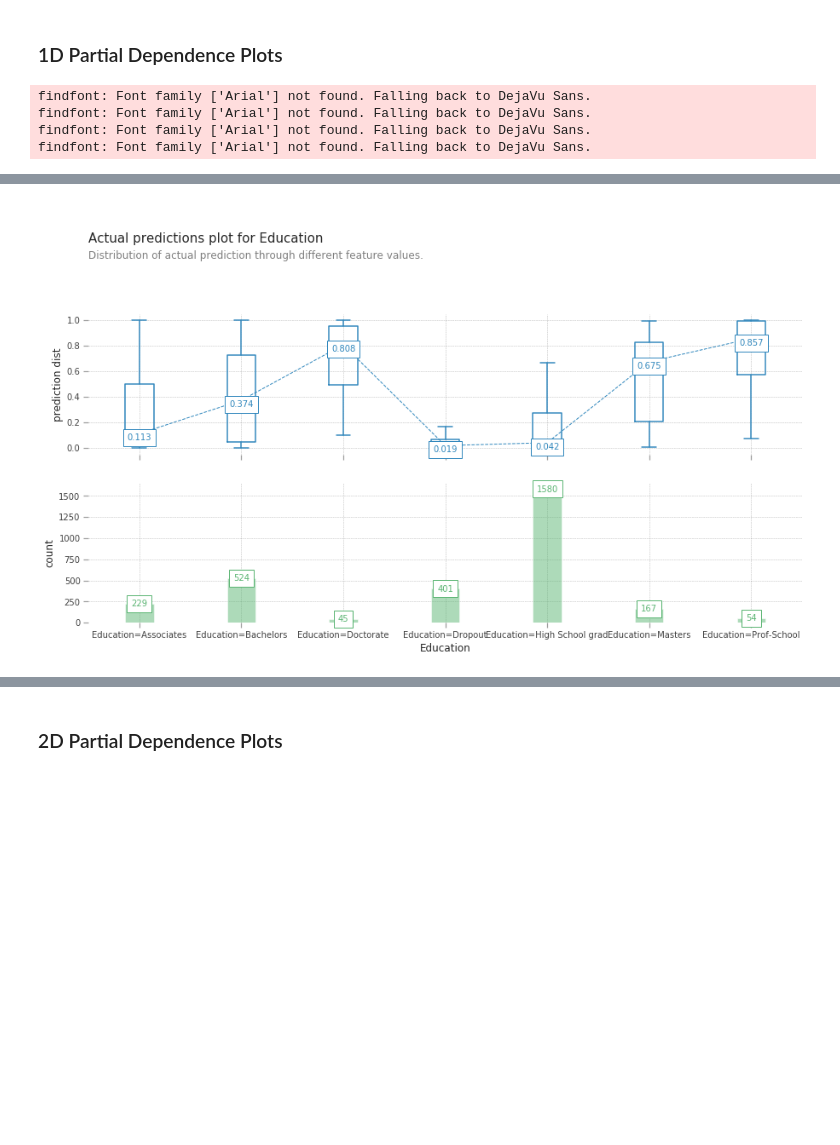
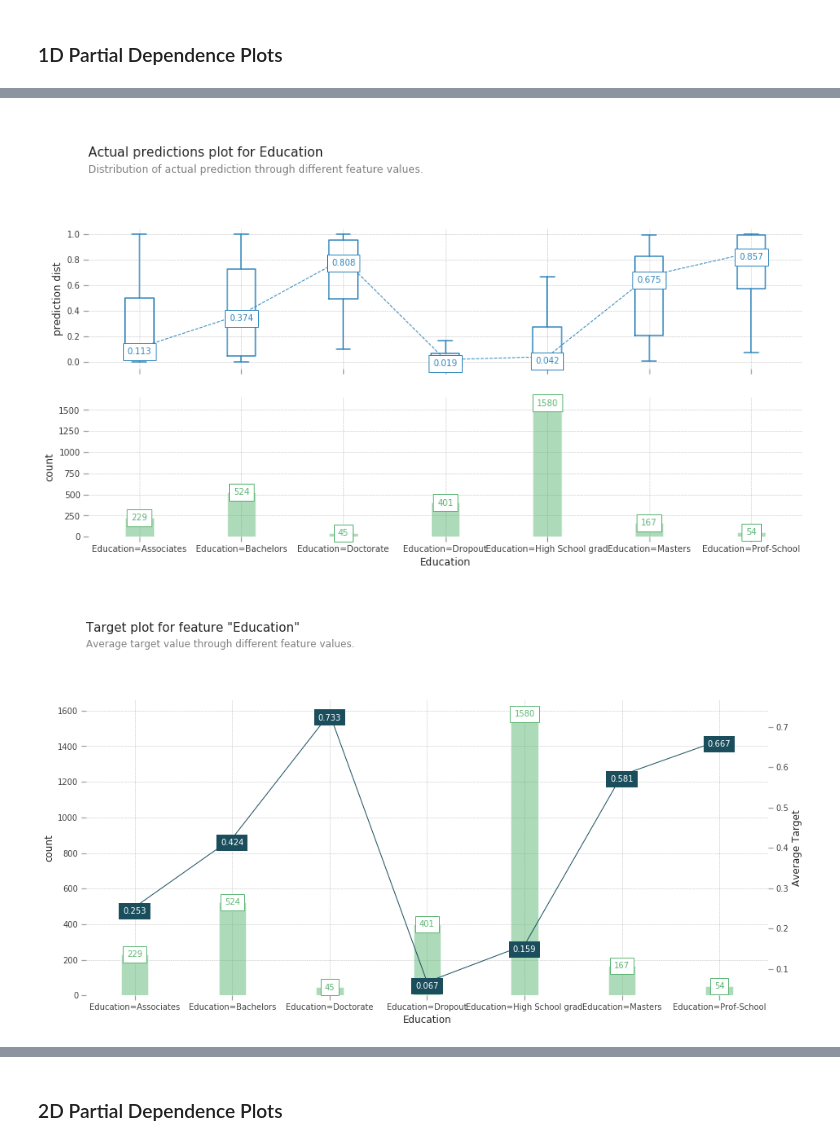
Before and after one commit to basisai/xafai-demo, a Jupyter notebook: toy_example.ipynb, the cells around one changed output, grey strips where cells are left out. Drawn from its saved outputs; the diff is of its cells as text; code cells hidden in the pictures; blank space fills up the shorter version.

```diff
--- a/toy_example.ipynb
+++ b/toy_example.ipynb
@@ -181,19 +189,16 @@ x_sample = x_train.sample(3000, random_state=0)
 # %%
 # One-hot encoded feature
 
 feature_name = "Education"
 feature = category_map[feature_name]
 
 fig = pdp_plot(clf, x_sample, FEATURES, feature, feature_name)
-fig, _ = actual_plot(clf, x_sample, feature, feature_name, show_percentile=True)
-fig, _ = target_plot
+fig, _ = actual_plot(clf, x_sample, feature, feature_name)
+fig, _ = target_plot(sample, feature, feature_name, TARGET)
 # %% [output]
-findfont: Font family ['Arial'] not found. Falling back to DejaVu Sans.
-findfont: Font family ['Arial'] not found. Falling back to DejaVu Sans.
-findfont: Font family ['Arial'] not found. Falling back to DejaVu Sans.
-findfont: Font family ['Arial'] not found. Falling back to DejaVu Sans.
 [figure]
 [figure]
+[figure, added]
 # %%
 # Flag feature
 
```
Also changed, not shown: parts of 10 cells of this notebook, 1 other file.
